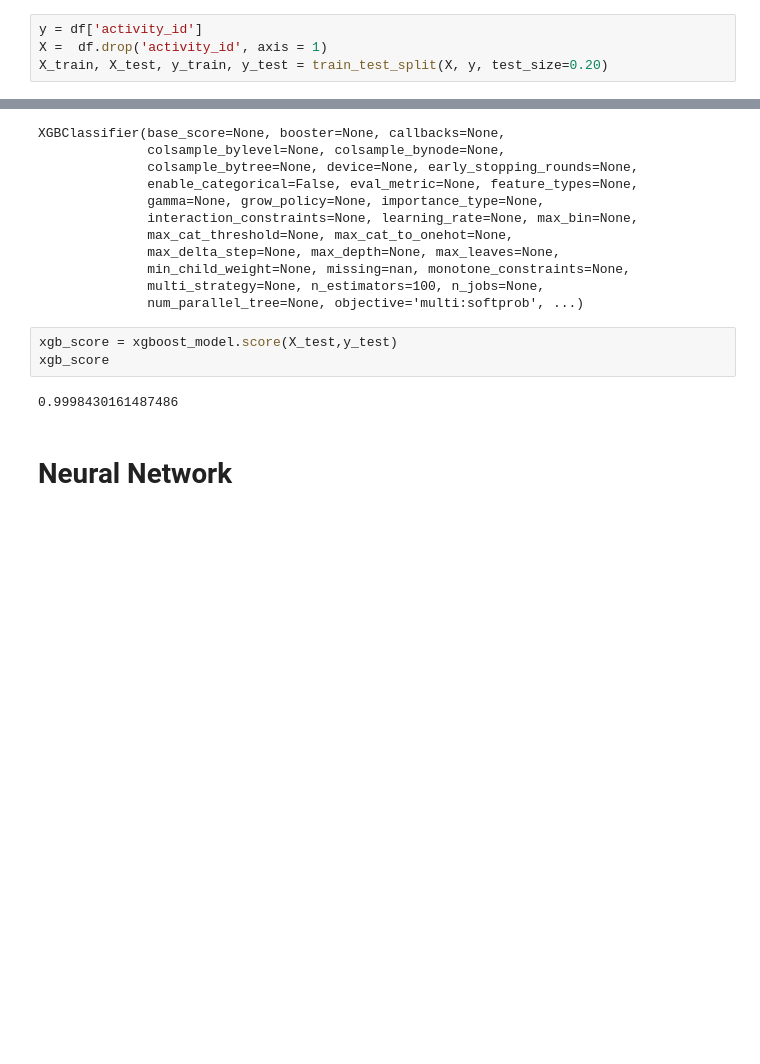
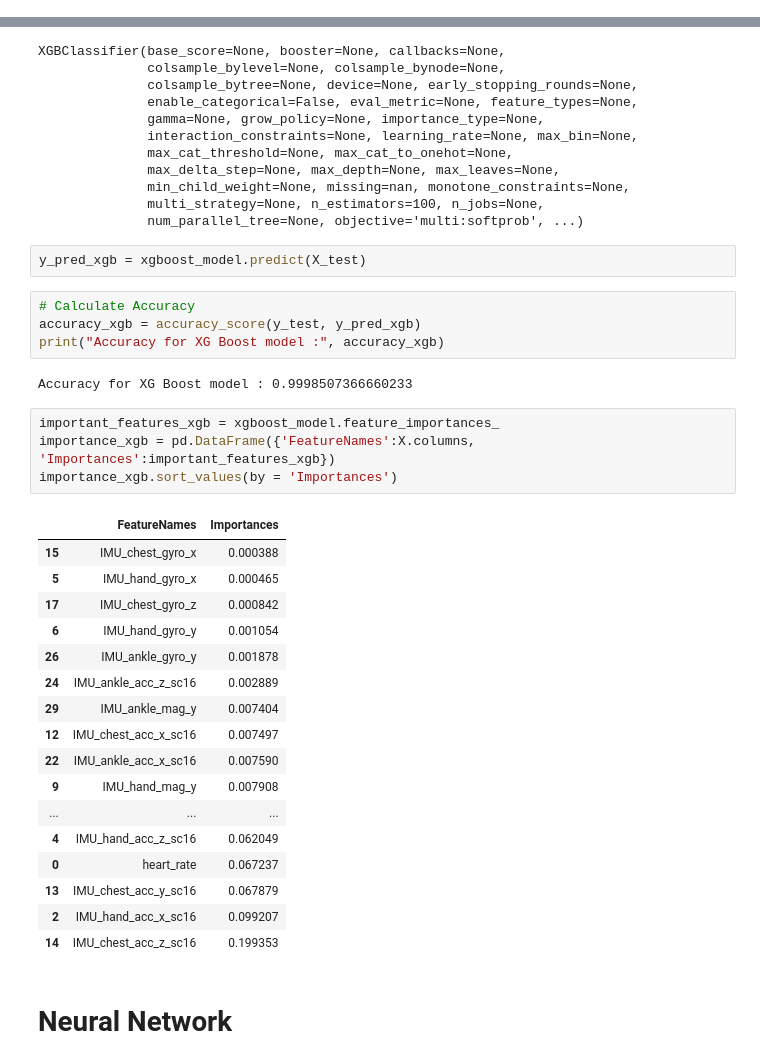
Before and after one commit to gv2359/AML-G17-PhysicalActivityPrediction, a Jupyter notebook: src/Model_Building_Evaluation_Combined.ipynb, the cells around one changed output, grey strips where cells are left out. Saved outputs shown, nothing was run; the diff lists cells and outputs as text; blank space fills up the shorter version.

```diff
--- a/src/Model_Building_Evaluation_Combined.ipynb
+++ b/src/Model_Building_Evaluation_Combined.ipynb
@@ -295,7 +236,3 @@ df['activity_id'] = label_encoder.fit_transform(df[['activity_id']])
-# %%
-y = df['activity_id']
-X =  df.drop('activity_id', axis = 1)
-X_train, X_test, y_train, y_test = train_test_split(X, y, test_size=0.20)
 # %%
 randomForest_model= RandomForestClassifier(random_state=42, n_estimators=100)
 randomForest_model.fit(X_train,y_train)
@@ -344,10 +286,35 @@ XGBClassifier(base_score=None, booster=None, callbacks=None,
               multi_strategy=None, n_estimators=100, n_jobs=None,
               num_parallel_tree=None, objective='multi:softprob', ...)
 # %%
-xgb_score = xgboost_model.score(X_test,y_test)
-xgb_score
+y_pred_xgb = xgboost_model.predict(X_test)
-# %% [output]
-0.9998430161487486
+# %%
+# Calculate Accuracy
+accuracy_xgb = accuracy_score(y_test, y_pred_xgb)
+print("Accuracy for XG Boost model :", accuracy_xgb)
+# %% [output]
+Accuracy for XG Boost model : 0.9998507366660233
+# %%
+important_features_xgb = xgboost_model.feature_importances_
+importance_xgb = pd.DataFrame({'FeatureNames':X.columns, 'Importances':important_features_xgb})
+importance_xgb.sort_values(by = 'Importances')
+# %% [output]
+|  | FeatureNames | Importances |
+| 15 | IMU_chest_gyro_x | 0.000388 |
+| 5 | IMU_hand_gyro_x | 0.000465 |
+| 17 | IMU_chest_gyro_z | 0.000842 |
+| 6 | IMU_hand_gyro_y | 0.001054 |
+| 26 | IMU_ankle_gyro_y | 0.001878 |
+| 24 | IMU_ankle_acc_z_sc16 | 0.002889 |
+| 29 | IMU_ankle_mag_y | 0.007404 |
+| 12 | IMU_chest_acc_x_sc16 | 0.007497 |
+| 22 | IMU_ankle_acc_x_sc16 | 0.007590 |
+| 9 | IMU_hand_mag_y | 0.007908 |
+| ... | ... | ... |
+| 4 | IMU_hand_acc_z_sc16 | 0.062049 |
+| 0 | heart_rate | 0.067237 |
+| 13 | IMU_chest_acc_y_sc16 | 0.067879 |
+| 2 | IMU_hand_acc_x_sc16 | 0.099207 |
+| 14 | IMU_chest_acc_z_sc16 | 0.199353 |
 # %% [markdown]
 <h1> Neural Network </h1>
 # %%
```
Also changed, not shown: parts of 39 cells of this notebook, 2 other files.
